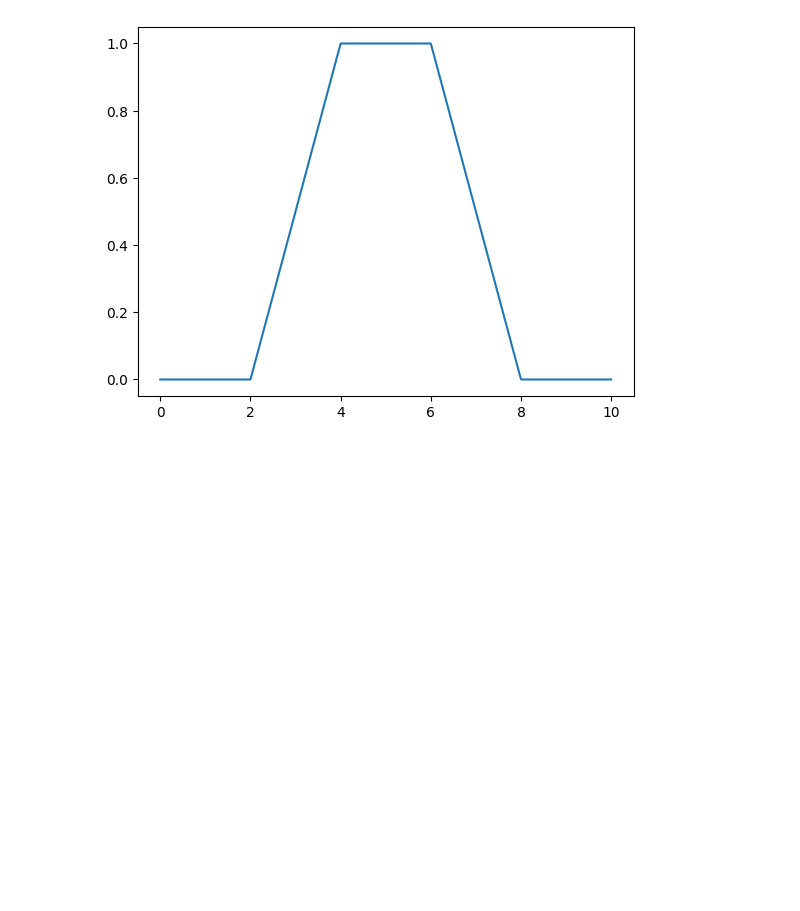
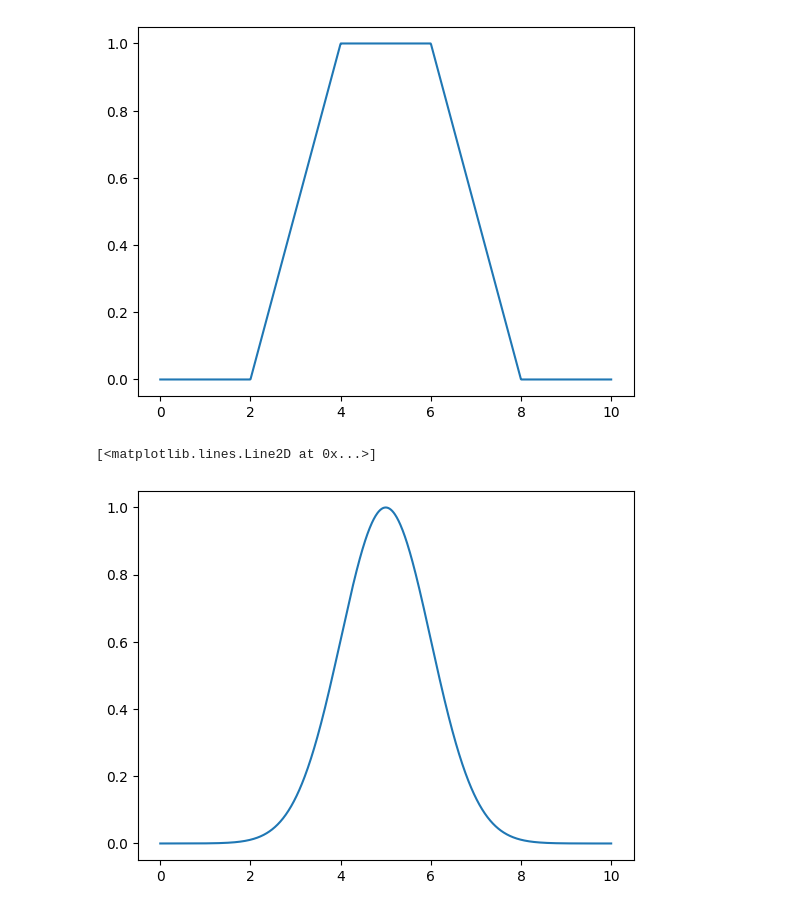
Before and after one commit to AmitavaDatta2004/Soft-Computing, a Jupyter notebook: fuzzy_mf.ipynb, the cells around one changed output. Drawn from its saved outputs; the diff is of its cells as text; code cells hidden in the pictures; blank space fills up the shorter version.

```diff
--- a/fuzzy_mf.ipynb
+++ b/fuzzy_mf.ipynb
@@ -104,3 +104,15 @@ plt.plot(x,result_trap)
 # %% [output]
 [<matplotlib.lines.Line2D at 0x...>]
 [figure]
+# %%
+def gauss(x,c,sigma):
+    return math.exp(-((x-c)**2)/(2*(sigma**2)))
+# %%
+result_sigma=[]
+for i in x:
+    result_sigma.append(gauss(i,5,1))
+# %%
+plt.plot(x,result_sigma)
+# %% [output]
+[<matplotlib.lines.Line2D at 0x...>]
+[figure, added]
```
